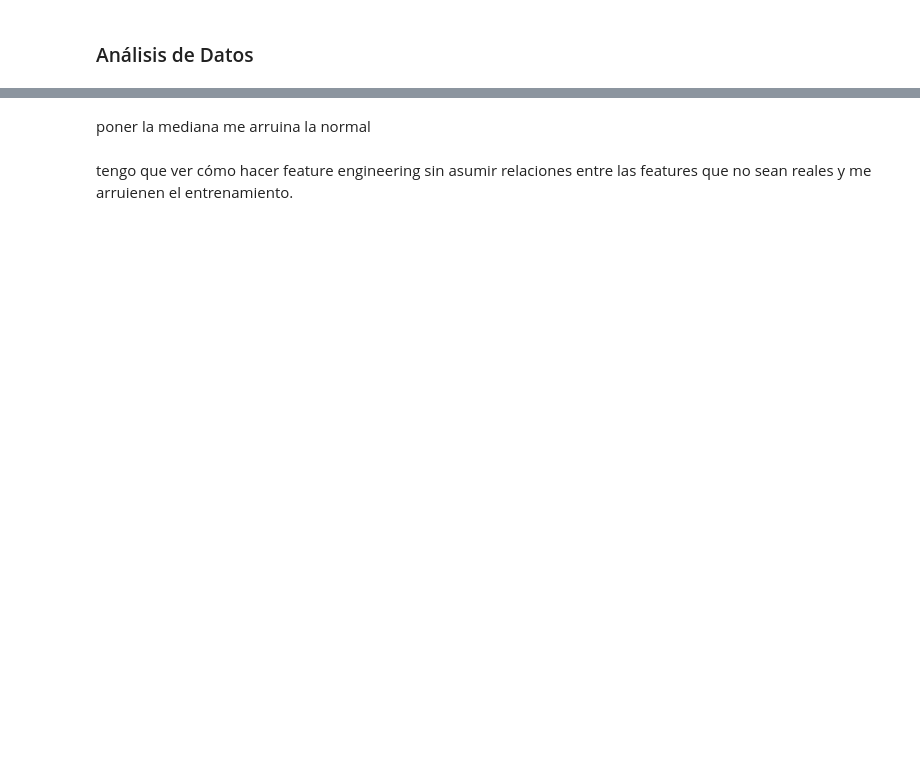
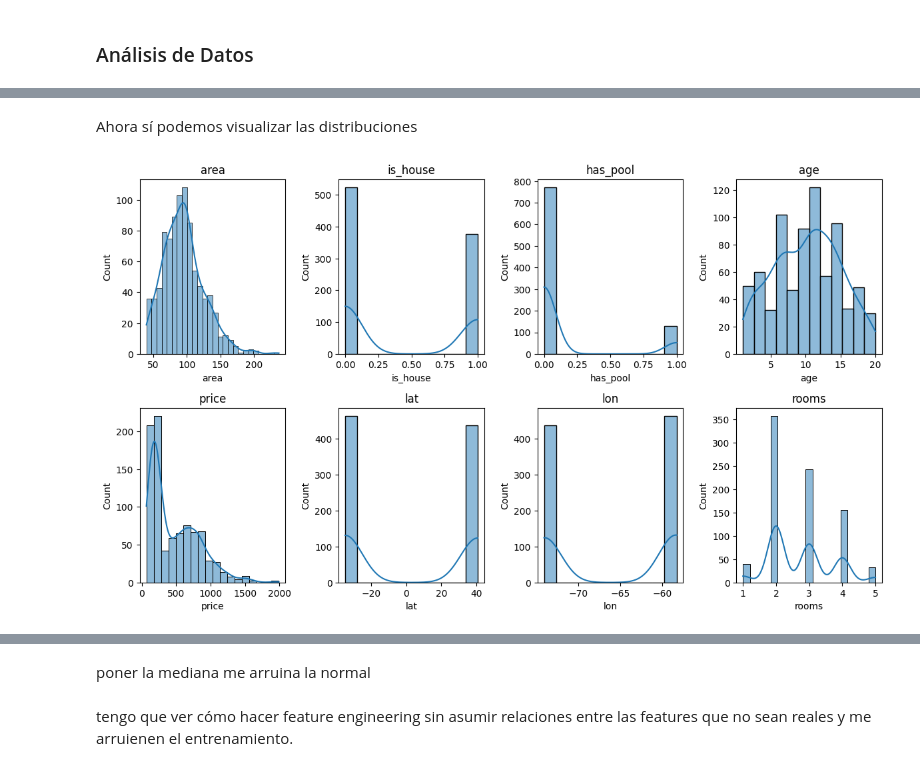
Before and after one commit to anatissera/Machine-Learning-Deep-Learning, a Jupyter notebook: Tissera_AnaPaula_TP1/Análisis_de_datos.ipynb, the cells around one changed output, grey strips where cells are left out. Cells and saved outputs as stored; diff of their text form; code cells hidden in the pictures; blank space fills up the shorter version.

```diff
--- a/Tissera_AnaPaula_TP1/Análisis_de_datos.ipynb
+++ b/Tissera_AnaPaula_TP1/Análisis_de_datos.ipynb
@@ -329,0 +134,6 @@ max     20.000000    5.000000
+# %% [markdown]
+Ahora sí podemos visualizar las distribuciones
+# %%
+plot_distributions(casas_dev_df)
+# %% [output]
+[figure, added]
```
Also changed, not shown: parts of 46 cells of this notebook, 2 other files.
